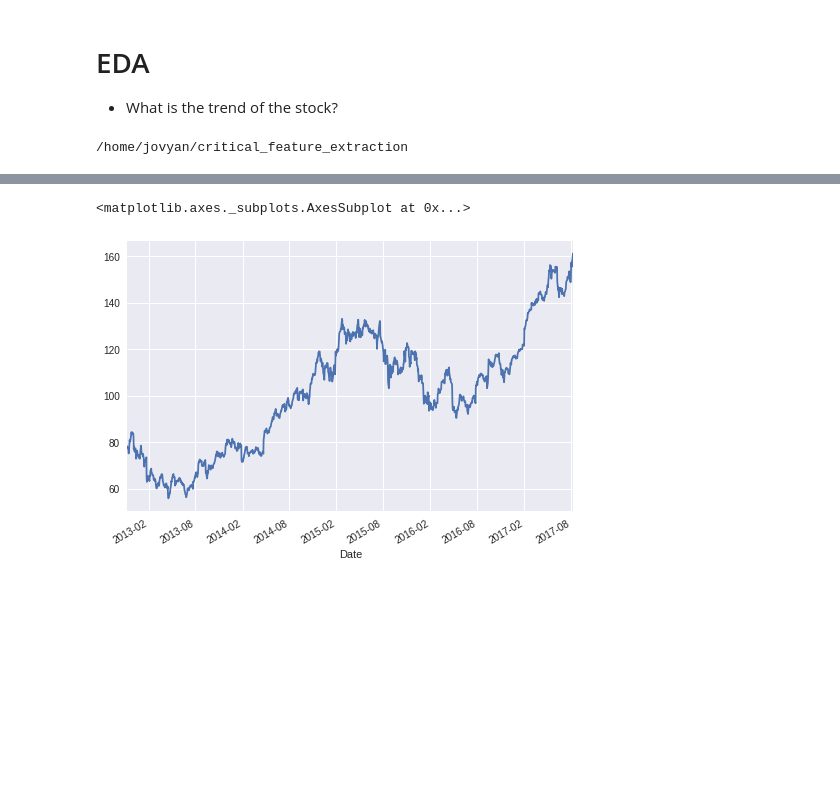
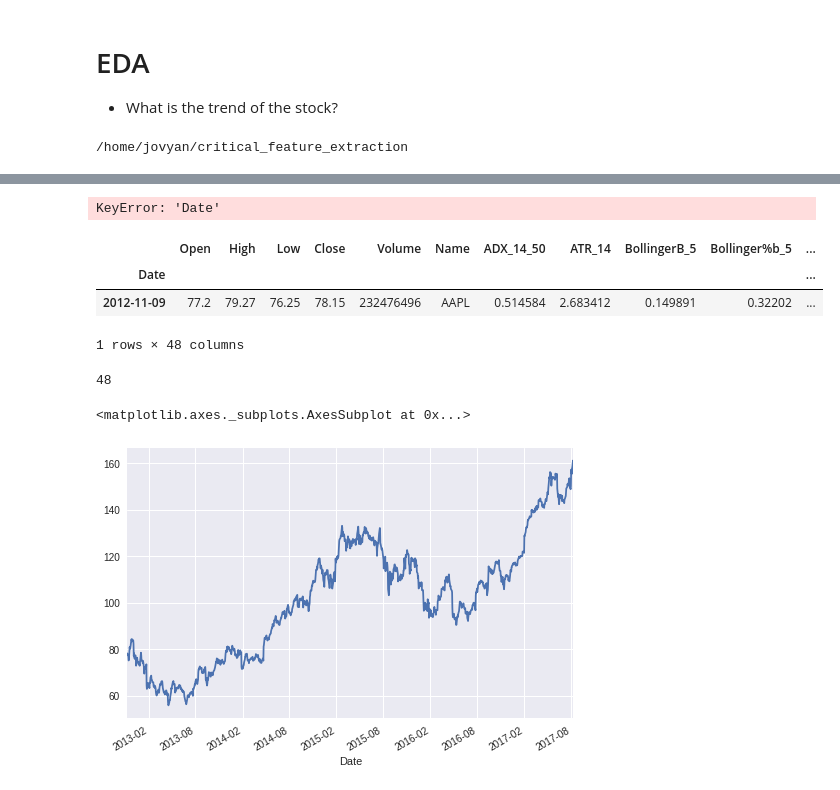
Before and after one commit to alexandrabrian/critical_feature_extraction, a Jupyter notebook: ipynb/1_EDA_BASELINE_RESULTS.ipynb, the cells around one changed output, grey strips where cells are left out. Saved outputs shown, nothing was run; the diff lists cells and outputs as text; code cells hidden in the pictures; blank space fills up the shorter version.

```diff
--- a/ipynb/1_EDA_BASELINE_RESULTS.ipynb
+++ b/ipynb/1_EDA_BASELINE_RESULTS.ipynb
@@ -35,6 +35,22 @@ apple["Date"] = pd.to_datetime(apple["Date"])
 apple =  apple.set_index("Date")
 apple = apple.drop("Unnamed: 0", axis = 1)
 apple = apple.drop("Unnamed: 0.1", axis = 1)
+apple = apple.drop("Unnamed: 0.1.1", axis = 1)
+# %% [output]
+KeyError: 'Date'
+# %%
+apple = apple.drop("Unnamed: 0.1.1", axis = 1)
+# %%
+apple.head(1)
+# %% [output]
+|  | Open | High | Low | Close | Volume | Name | ADX_14_50 | ATR_14 | BollingerB_5 | Bollinger%b_5 | ... |
+| Date |  |  |  |  |  |  |  |  |  |  | ... |
+| 2012-11-09 | 77.2 | 79.27 | 76.25 | 78.15 | 232476496 | AAPL | 0.514584 | 2.683412 | 0.149891 | 0.32202 | ... |
+1 rows × 48 columns
+# %%
+len(apple.columns)
+# %% [output]
+48
 # %%
 apple["Close"].plot()
 # %% [output]
```
Also changed, not shown: parts of 1 cell of this notebook, 4 other files.
